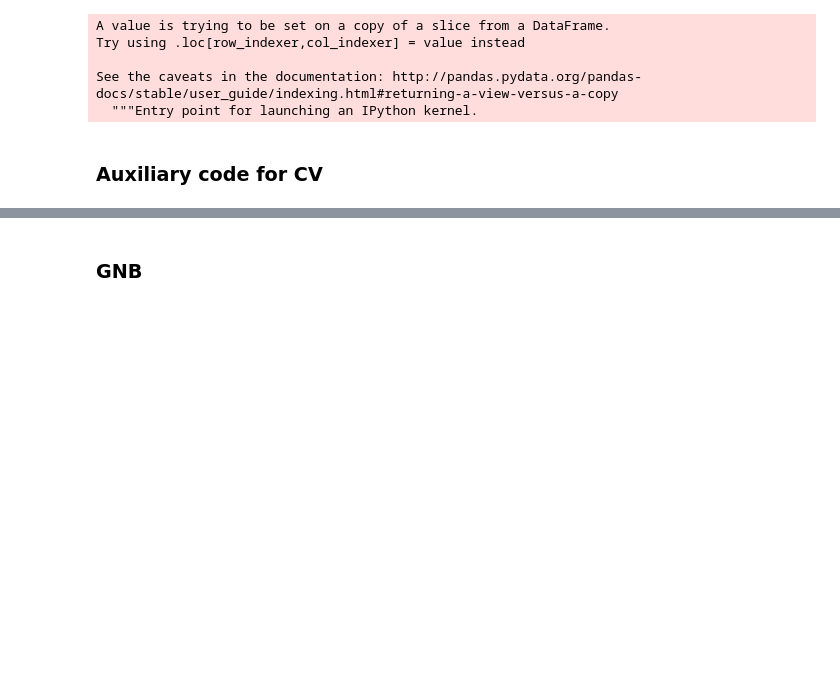
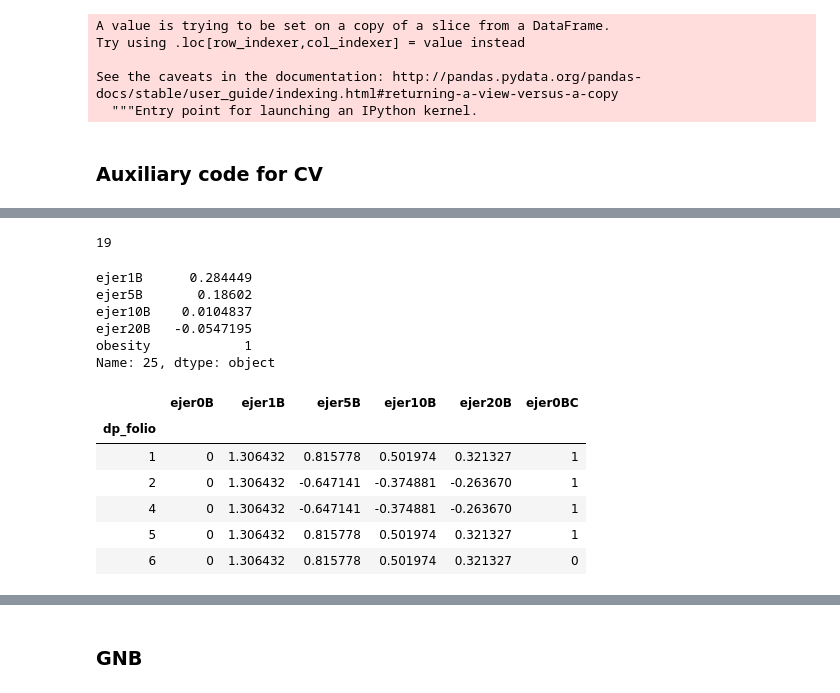
Before and after one commit to vicalbiter/histories, a Jupyter notebook: Histories + Classification.ipynb, the cells around one changed output, grey strips where cells are left out. Saved outputs shown, nothing was run; the diff lists cells and outputs as text; code cells hidden in the pictures; blank space fills up the shorter version.

```diff
--- a/Histories + Classification.ipynb
+++ b/Histories + Classification.ipynb
@@ -604,0 +675,4 @@ from sklearn.model_selection import KFold
+# %%
+testdf.iloc[16].name
+# %% [output]
+19
@@ -605,3 +683,22 @@ from sklearn.model_selection import KFold
+# %%
+test.iloc[20]
+# %% [output]
+ejer1B      0.284449
+ejer5B       0.18602
+ejer10B    0.0104837
+ejer20B   -0.0547195
+obesity            1
+Name: 25, dtype: object
+# %%
+user_scores.head()
+# %% [output]
+|  | ejer0B | ejer1B | ejer5B | ejer10B | ejer20B | ejer0BC |
+| dp_folio |  |  |  |  |  |  |
+| 1 | 0 | 1.306432 | 0.815778 | 0.501974 | 0.321327 | 1 |
+| 2 | 0 | 1.306432 | -0.647141 | -0.374881 | -0.263670 | 1 |
+| 4 | 0 | 1.306432 | -0.647141 | -0.374881 | -0.263670 | 1 |
+| 5 | 0 | 1.306432 | 0.815778 | 0.501974 | 0.321327 | 1 |
+| 6 | 0 | 1.306432 | 0.815778 | 0.501974 | 0.321327 | 0 |
 # %%
 pd.DataFrame(user_scores.sum(axis=1)).sort_values(by=[0], ascending=False)
 # %% [output]
```
Also changed, not shown: parts of 13 cells of this notebook, 2 other files.
